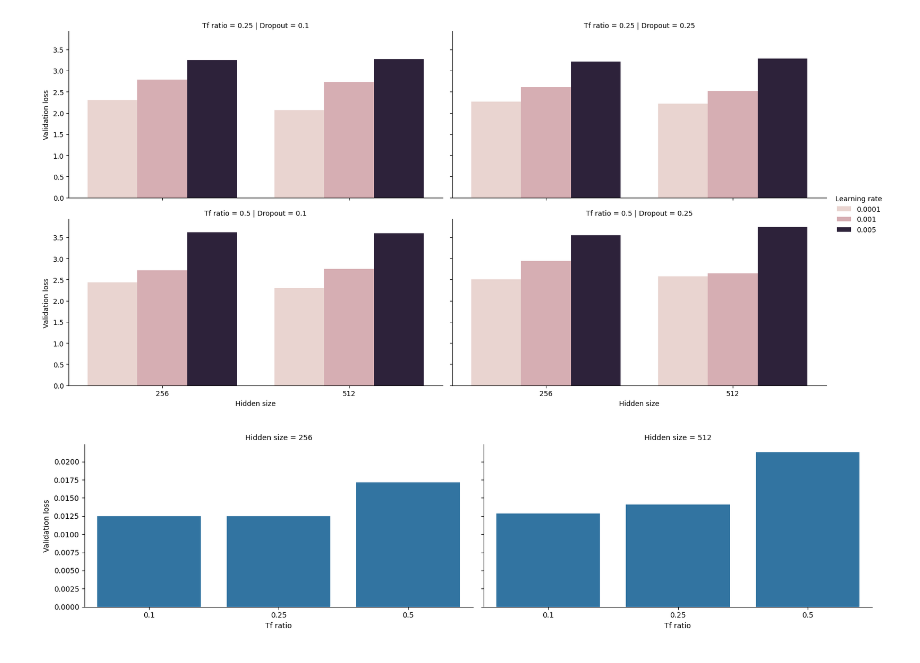
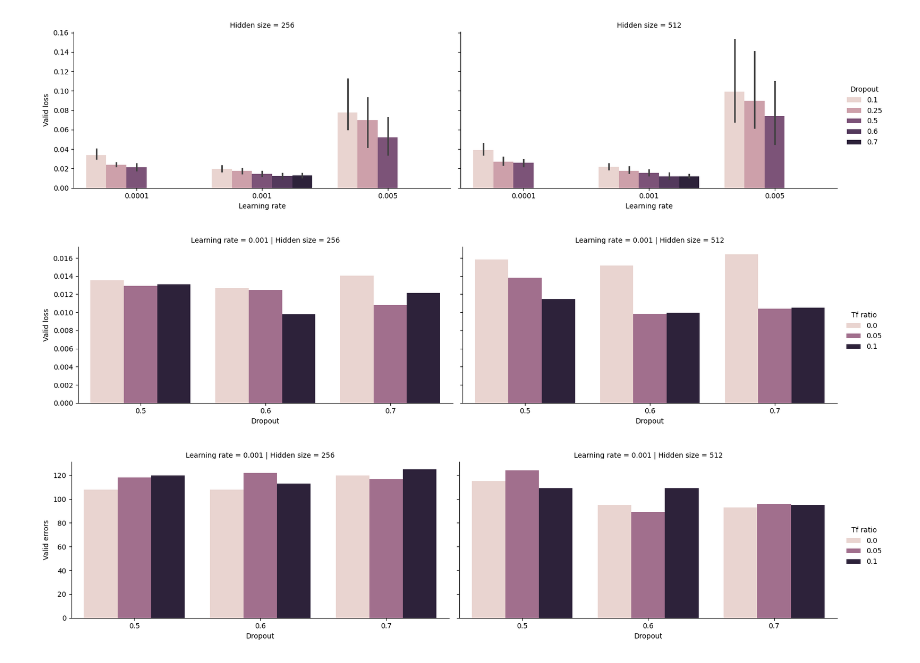
Before and after one commit to danieldager/swp-model, a Jupyter notebook: notebooks/grid_search.ipynb, the cells around one changed output. Drawn from its saved outputs; the diff is of its cells as text; code cells hidden in the pictures.

Commit message:
ablation search ready

```diff
--- a/notebooks/grid_search.ipynb
+++ b/notebooks/grid_search.ipynb
@@ -2,7 +2,7 @@
 import os
 import sys
 import pandas as pd
-pd.set_option('display.max_rows', 200)
+pd.set_option('display.max_rows', None)
 
 current = os.getcwd()
 parent = os.path.dirname(current)
@@ -17,47 +17,80 @@ sys.path.append(parent)
 # %%
 import seaborn as sns
 import matplotlib.pyplot as plt
 from swp.utils.grid_search import grid_search_aggregate
 
 # Aggregate the results
-# grid_search_aggregate()
+grid_search_aggregate()
 
 # Load the results with pandas
 results = pd.read_csv('../results/gridsearch/aggregated_training.csv')
+results = results.sort_values(by='Valid loss')
+# results
 
 # Get only column Epoch = 50 and sort by validation accuracy
-results = results[results['Epoch'] == 49]
+# results = results[results['Epoch'] == 49]
 
-rnns = results[results['Recurrent type'] == 'RNN']
-rnns = rnns.sort_values(by='Validation loss')
+# rnns = results[results['Recurrent type'] == 'RNN']
+# # rnns = rnns[rnns["Tf ratio"] > 0.1]
+# rnns = rnns.sort_values(by='Validation loss')
+# sns.catplot(
+#     data=rnns,
+#     y='Train loss',
+#     x="Learning rate",
+#     # row="Tf ratio",
+#     col="Hidden size",
+#     hue="Dropout",
+#     kind='bar',
+#     height=4,
+#     aspect=2
+# )
+# plt.show()
+
+lstms = results[results['Recurrent type'] == 'LSTM']
+# lstms = lstms[lstms["Learning rate"] == 0.0005]
+lstms = lstms[lstms["Epoch"] == 49]
+lstms = lstms.sort_values(by='Valid errors')
 sns.catplot(
-    data=rnns,
-    y='Validation loss',
-    x="Hidden size",
-    row="Tf ratio",
-    col="Dropout",
-    hue="Learning rate",
+    data=lstms,
+    y='Valid loss',
+    x = "Learning rate",
+    col="Hidden size",
+    hue="Dropout",
+    # row="Tf ratio",
     kind='bar',
     height=4,
     aspect=2
 )
 plt.show()
 
 lstms = results[results['Recurrent type'] == 'LSTM']
-lstms = lstms[lstms["Learning rate"] == 0.001]
-lstms = lstms[lstms["Dropout"] == 0.5]
-lstms = lstms.sort_values(by='Validation loss')
+lstms = lstms[lstms["Epoch"] > 69]
 sns.catplot(
     data=lstms,
-    y='Validation loss',
-    x="Tf ratio",
+    y='Valid loss',
+    x="Dropout",
     col="Hidden size",
+    row="Learning rate",
+    hue="Tf ratio",
+    kind='bar',
+    height=4,
+    aspect=2
+)
+plt.show()
+sns.catplot(
+    data=lstms,
+    y='Valid errors',
+    x="Dropout",
+    col="Hidden size",
+    row="Learning rate",
+    hue="Tf ratio",
     kind='bar',
     height=4,
     aspect=2
 )
 plt.show()
 lstms
 # %% [output]
-[figure, old version]
+[figure, new version]
-[figure, old version]
+[figure, new version]
+[figure, added]
```
Also changed, not shown: parts of 2 cells of this notebook, 16 other files.
